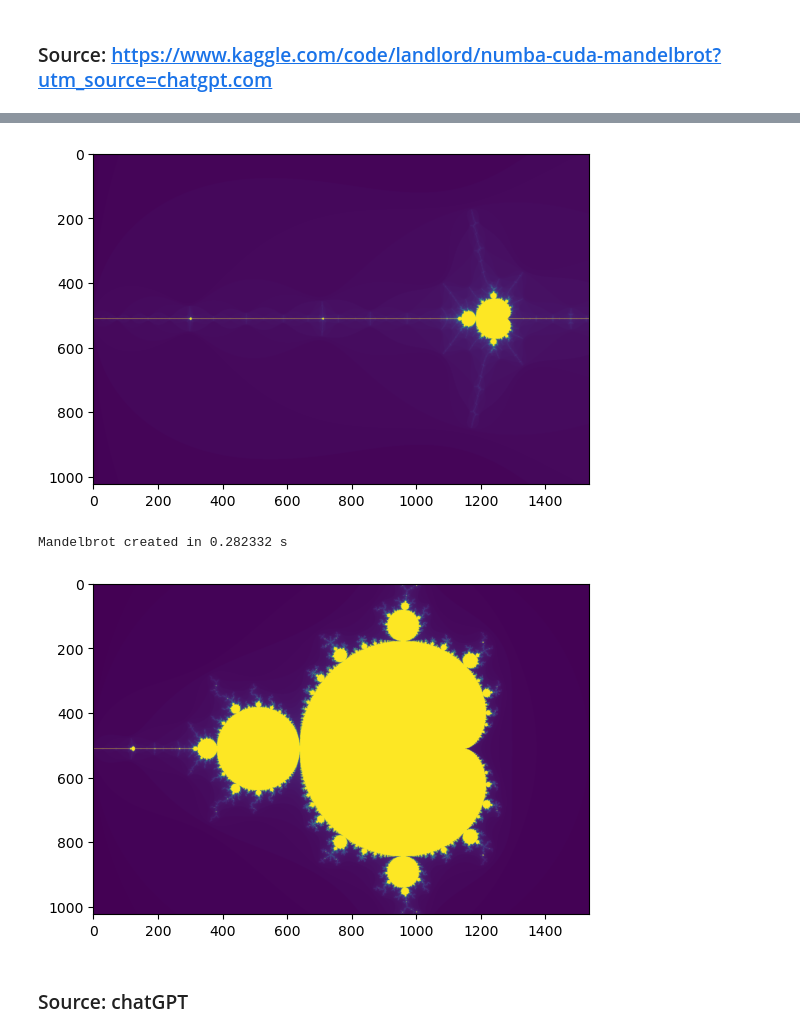
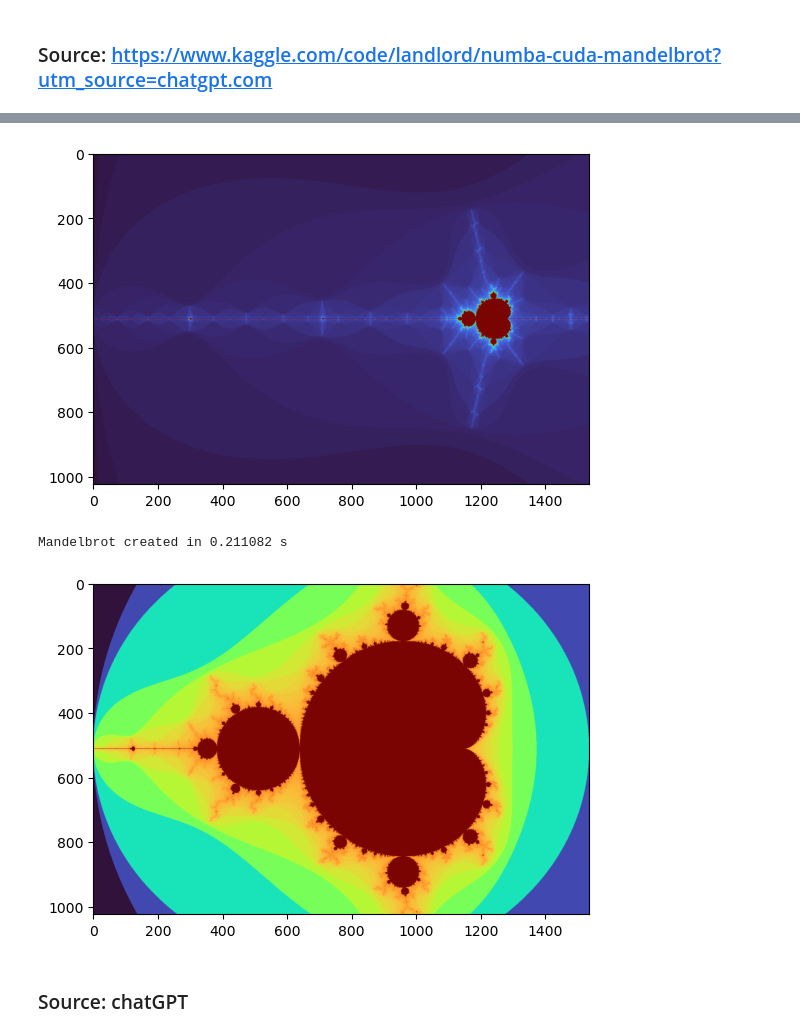
Before and after one commit to eandreas/fractalart, a Jupyter notebook: playgrounds/_performance.ipynb, the cells around one changed output, grey strips where cells are left out. Drawn from its saved outputs; the diff is of its cells as text; code cells hidden in the pictures.

```diff
--- a/playgrounds/_performance.ipynb
+++ b/playgrounds/_performance.ipynb
@@ -33,13 +53,23 @@ def create_fractal(min_x, max_x, min_y, max_y, image, iters):
       imag = min_y + y * pixel_size_y
       color = mandel(real, imag, iters)
       image[y, x] = color
+# %%
+def equalize_histogram(image):
+    """Apply histogram equalization to the image."""
+    flat = image.flatten()
+    hist, bins = np.histogram(flat, bins=512, density=True)
+    cdf = hist.cumsum() / hist.sum()  # Normalize to [0,1]
+    return np.interp(flat, bins[:-1], cdf).reshape(image.shape)
 # %%
-image = np.zeros((1024, 1536), dtype = np.uint8)
+image = np.zeros((1024, 1536), dtype = np.float16)
+
 start = timer()
 create_fractal(-2.0, 1.0, -1.0, 1.0, image, 200)
 dt = timer() - start
 
+image = equalize_histogram(image)
+
 print("Mandelbrot created in %f s" % dt)
-imshow(image)
+imshow(image, cmap='turbo')
 show()
 # %% [output]
@@ -48,9 +92,10 @@ Mandelbrot created in 8.013984 s
 # %%
 create_fractal(-2.0, -1.7, -0.1, 0.1, image, 200)
-imshow(image)
+#image = equalize_histogram(image)
+imshow(image, cmap='turbo')
 show()
 # %% [output]
-[figure, old version]
+[figure, new version]
 # %%
 from numba import jit
 
@@ -87,15 +132,16 @@ def create_fractal(min_x, max_x, min_y, max_y, image, iters):
 # %%
 image = np.zeros((1024, 1536), dtype = np.uint8)
 start = timer()
 create_fractal(-2.0, 1.0, -1.0, 1.0, image, 200)
 dt = timer() - start
+image = equalize_histogram(image)
 
 print("Mandelbrot created in %f s" % dt)
-imshow(image)
+imshow(image, cmap='turbo')
 show()
 # %% [output]
-Mandelbrot created in 0.282332 s
+Mandelbrot created in 0.211082 s
-[figure, old version]
+[figure, new version]
 # %% [markdown]
 ### Source: chatGPT
 # %%
```
Also changed, not shown: parts of 8 cells of this notebook, 1 other file.
